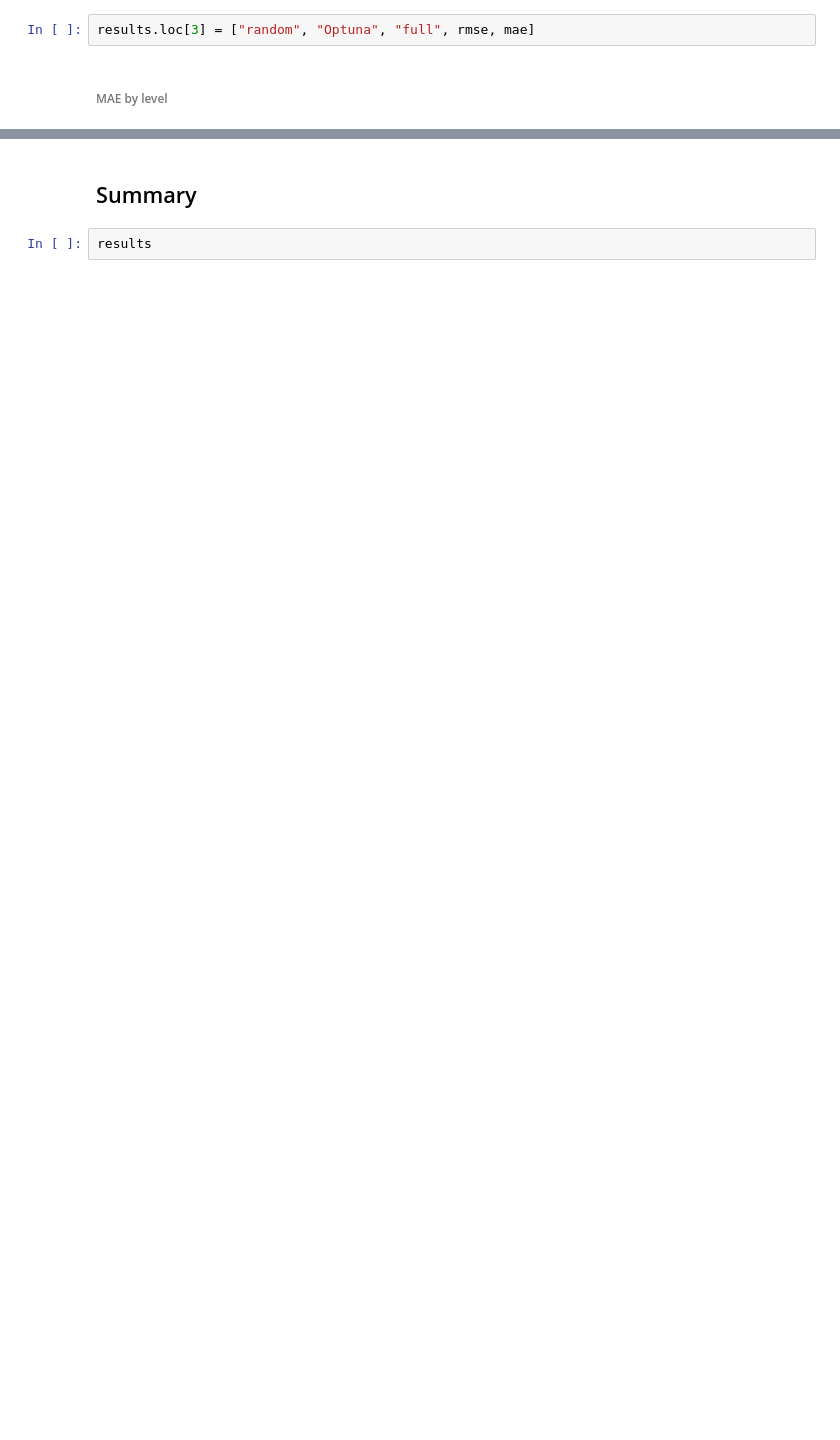
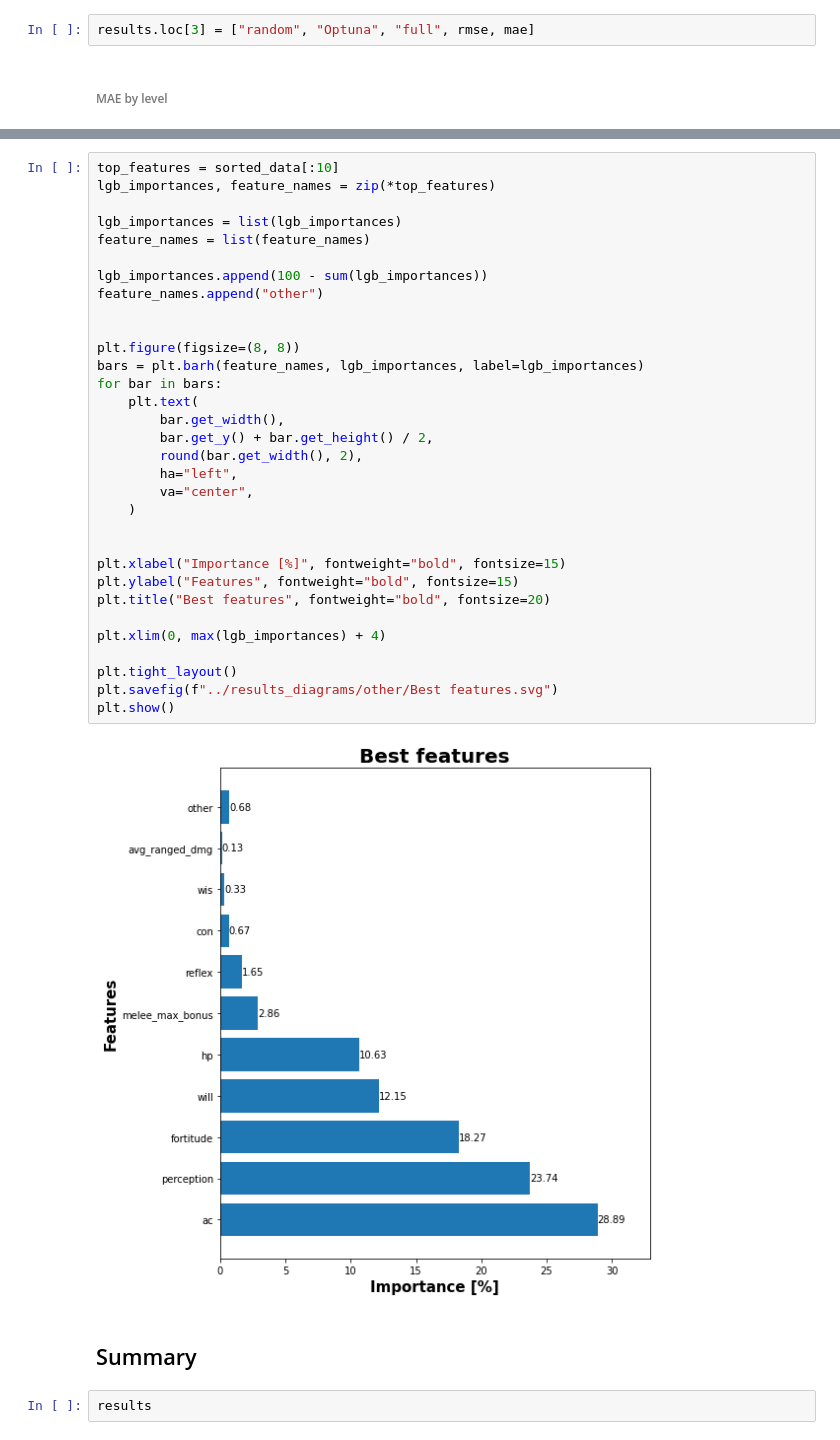
Before and after one commit to Paulina100/ML-for-TTRPG-game-design, a Jupyter notebook: notebooks/models/lightgbm/lightgbm_full.ipynb, the cells around one changed output, grey strips where cells are left out. Saved outputs shown, nothing was run; the diff lists cells and outputs as text; blank space fills up the shorter version.

```diff
--- a/notebooks/models/lightgbm/lightgbm_full.ipynb
+++ b/notebooks/models/lightgbm/lightgbm_full.ipynb
@@ -740,3 +777,37 @@ plot_confusion_matrix(
+# %%
+top_features = sorted_data[:10]
+lgb_importances, feature_names = zip(*top_features)
+
+lgb_importances = list(lgb_importances)
+feature_names = list(feature_names)
+
+lgb_importances.append(100 - sum(lgb_importances))
+feature_names.append("other")
+
+
+plt.figure(figsize=(8, 8))
+bars = plt.barh(feature_names, lgb_importances, label=lgb_importances)
+for bar in bars:
+    plt.text(
+        bar.get_width(),
+        bar.get_y() + bar.get_height() / 2,
+        round(bar.get_width(), 2),
+        ha="left",
+        va="center",
+    )
+
+
+plt.xlabel("Importance [%]", fontweight="bold", fontsize=15)
+plt.ylabel("Features", fontweight="bold", fontsize=15)
+plt.title("Best features", fontweight="bold", fontsize=20)
+
+plt.xlim(0, max(lgb_importances) + 4)
+
+plt.tight_layout()
+plt.savefig(f"../results_diagrams/other/Best features.svg")
+plt.show()
+# %% [output]
+[figure, added]
 # %% [markdown]
 ## Summary
 # %%
```
Also changed, not shown: parts of 26 cells of this notebook, 5 other files.
